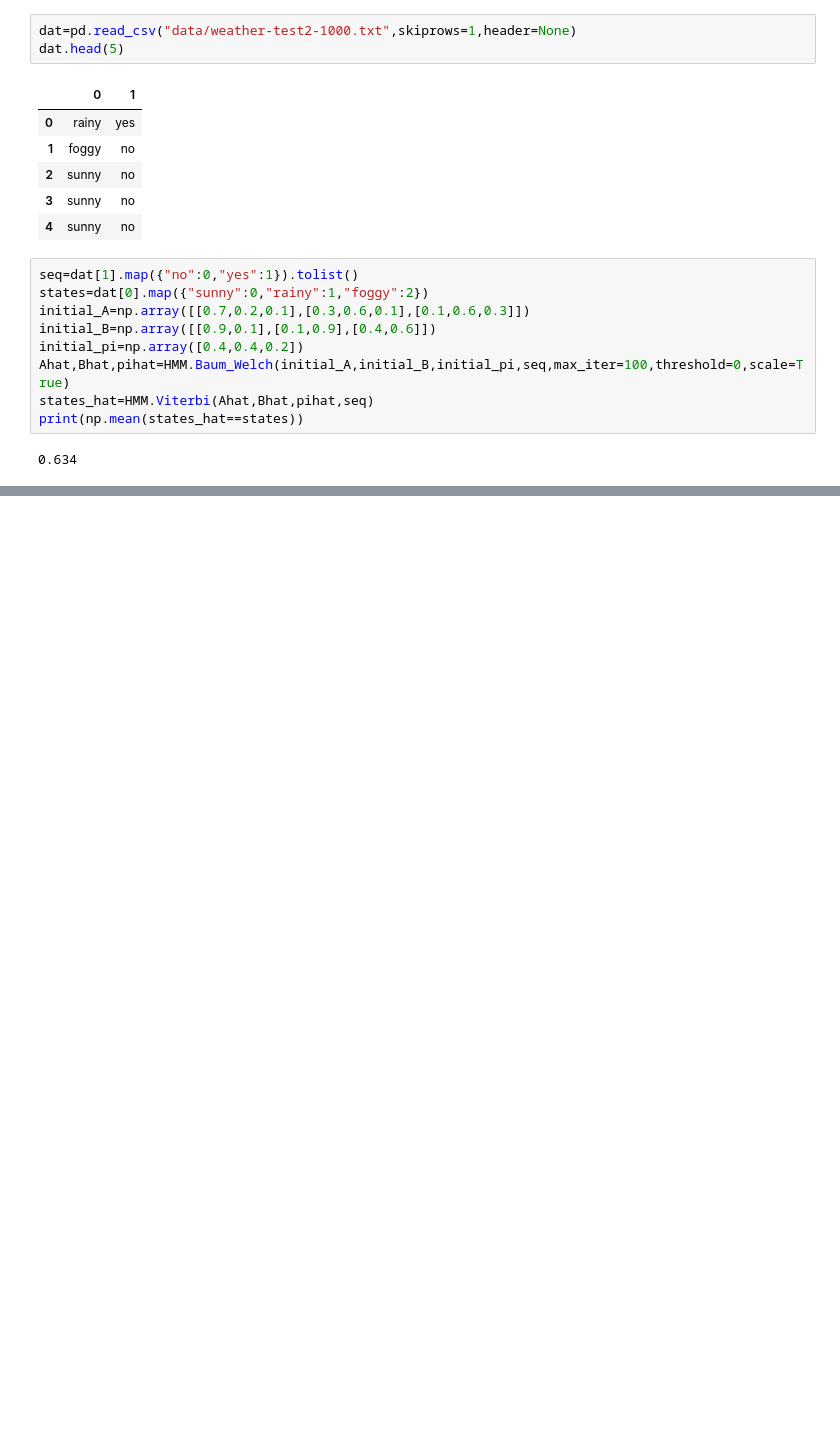
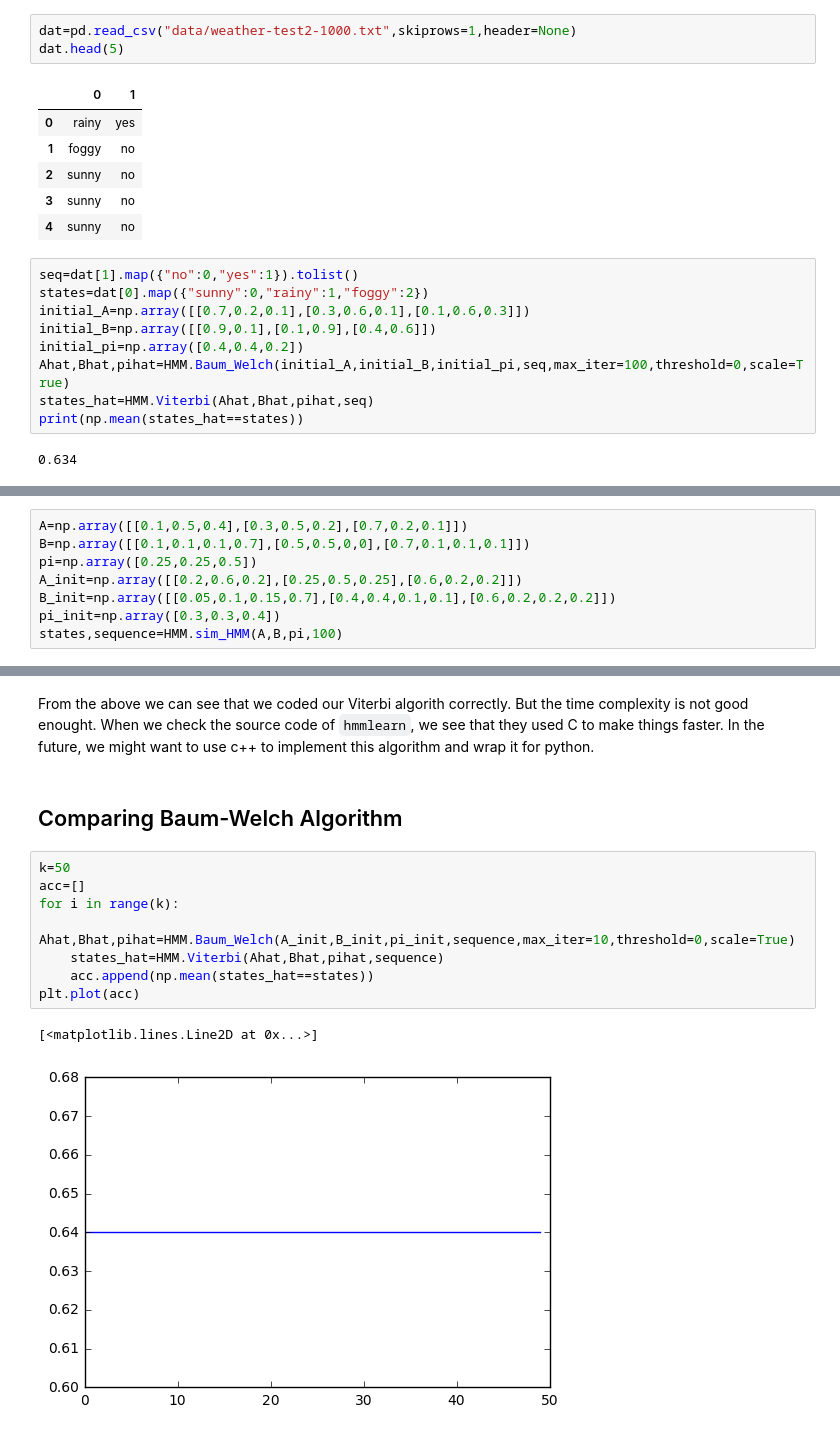
Before and after one commit to xiaozhouw/663, a Jupyter notebook: Report.ipynb, the cells around one changed output, grey strips where cells are left out. Drawn from its saved outputs; the diff is of its cells as text; blank space fills up the shorter version.

```diff
--- a/Report.ipynb
+++ b/Report.ipynb
@@ -231,0 +235,8 @@ print(np.mean(states_hat==states))
+# %%
+A=np.array([[0.1,0.5,0.4],[0.3,0.5,0.2],[0.7,0.2,0.1]])
+B=np.array([[0.1,0.1,0.1,0.7],[0.5,0.5,0,0],[0.7,0.1,0.1,0.1]])
+pi=np.array([0.25,0.25,0.5])
+A_init=np.array([[0.2,0.6,0.2],[0.25,0.5,0.25],[0.6,0.2,0.2]])
+B_init=np.array([[0.05,0.1,0.15,0.7],[0.4,0.4,0.1,0.1],[0.6,0.2,0.2,0.2]])
+pi_init=np.array([0.3,0.3,0.4])
+states,sequence=HMM.sim_HMM(A,B,pi,100)
@@ -231,0 +263,15 @@ print(np.mean(states_hat==states))
+# %% [markdown]
+From the above we can see that we coded our Viterbi algorith correctly. But the time complexity is not good enought. When we check the source code of `hmmlearn`, we see that they used C to make things faster. In the future, we might want to use c++ to implement this algorithm and wrap it for python.
+# %% [markdown]
+## Comparing Baum-Welch Algorithm
+# %%
+k=50
+acc=[]
+for i in range(k):
+    Ahat,Bhat,pihat=HMM.Baum_Welch(A_init,B_init,pi_init,sequence,max_iter=10,threshold=0,scale=True)
+    states_hat=HMM.Viterbi(Ahat,Bhat,pihat,sequence)
+    acc.append(np.mean(states_hat==states))
+plt.plot(acc)
+# %% [output]
+[<matplotlib.lines.Line2D at 0x...>]
+[figure, added]
```
Also changed, not shown: parts of 20 cells of this notebook.
